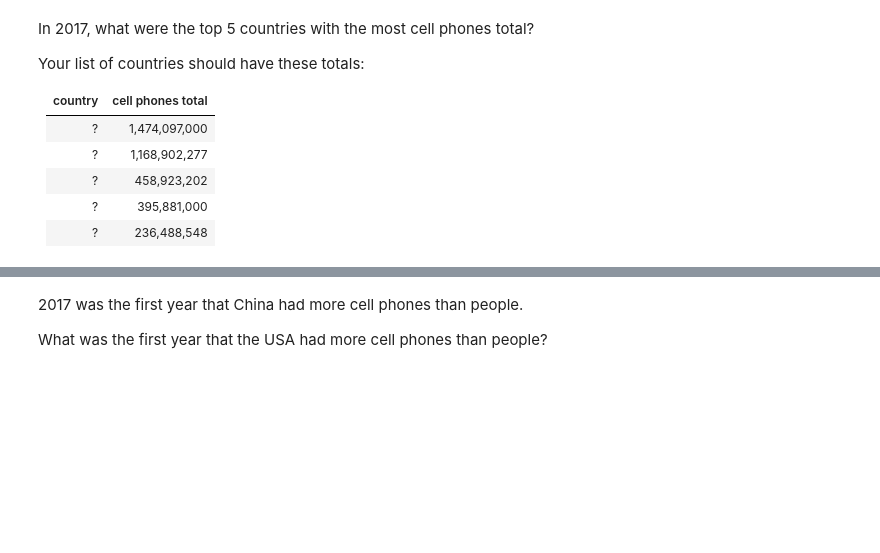
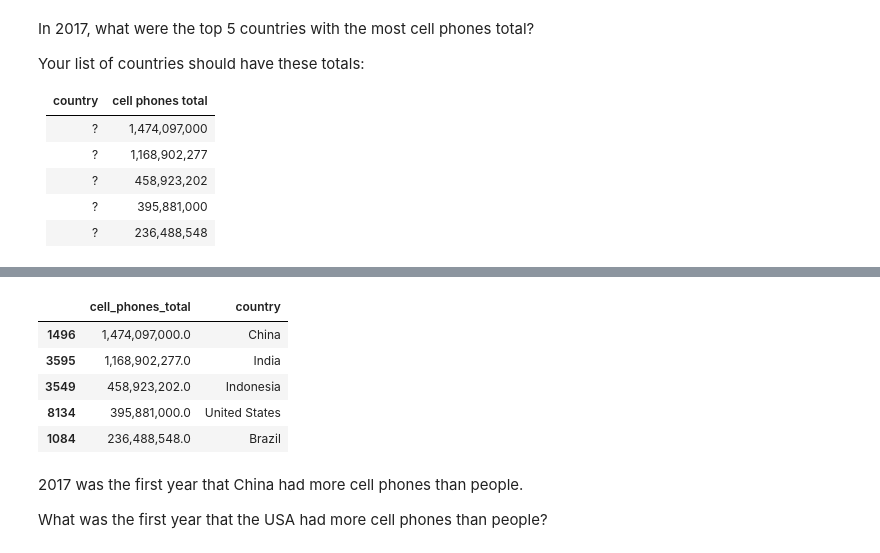
Before and after one commit to AndrewMarksArt/AndrewMarksArt.github.io, a Jupyter notebook: DS_Unit_1_Sprint_Challenge_2_Data_Wrangling_and_Storytelling.ipynb, the cells around one changed output, grey strips where cells are left out. Cells and saved outputs as stored; diff of their text form; code cells hidden in the pictures; blank space fills up the shorter version.

```diff
--- a/DS_Unit_1_Sprint_Challenge_2_Data_Wrangling_and_Storytelling.ipynb
+++ b/DS_Unit_1_Sprint_Challenge_2_Data_Wrangling_and_Storytelling.ipynb
@@ -204,3 +228,14 @@ pd.options.display.float_format = '{:,}'.format
+# %%
+sort_cell_phones = yr_2017[['cell_phones_total', 'country']].sort_values(by='cell_phones_total', ascending=False)
+# %%
+sort_cell_phones.head(5)
+# %% [output]
+|  | cell_phones_total | country |
+| 1496 | 1,474,097,000.0 | China |
+| 3595 | 1,168,902,277.0 | India |
+| 3549 | 458,923,202.0 | Indonesia |
+| 8134 | 395,881,000.0 | United States |
+| 1084 | 236,488,548.0 | Brazil |
 # %% [markdown]
 2017 was the first year that China had more cell phones than people.
 
```
Also changed, not shown: parts of 5 cells of this notebook.
